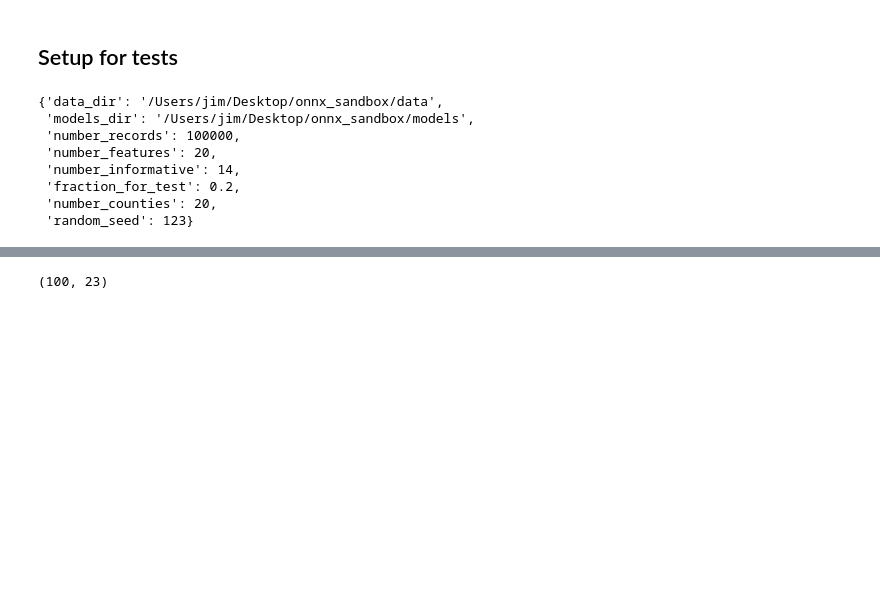
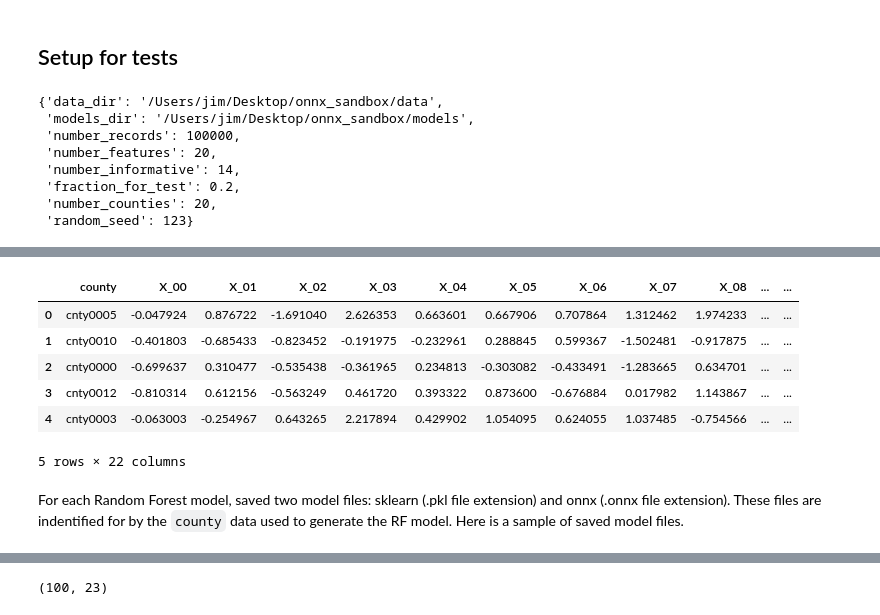
Before and after one commit to jimthompson5802/onnx_sandbox, a Jupyter notebook: testbed/score_records_test.ipynb, the cells around one changed output, grey strips where cells are left out. Saved outputs shown, nothing was run; the diff lists cells and outputs as text; code cells hidden in the pictures; blank space fills up the shorter version.

```diff
--- a/testbed/score_records_test.ipynb
+++ b/testbed/score_records_test.ipynb
@@ -51,0 +57,12 @@ os.makedirs(PERFORMANCE_DATA_DIR, exist_ok=True)
+# %%
+pd.read_parquet(os.path.join(TEST_DATA)).head()
+# %% [output]
+|  | county | X_00 | X_01 | X_02 | X_03 | X_04 | X_05 | X_06 | X_07 | X_08 | ... | ... |
+| 0 | cnty0005 | -0.047924 | 0.876722 | -1.691040 | 2.626353 | 0.663601 | 0.667906 | 0.707864 | 1.312462 | 1.974233 | ... | ... |
+| 1 | cnty0010 | -0.401803 | -0.685433 | -0.823452 | -0.191975 | -0.232961 | 0.288845 | 0.599367 | -1.502481 | -0.917875 | ... | ... |
+| 2 | cnty0000 | -0.699637 | 0.310477 | -0.535438 | -0.361965 | 0.234813 | -0.303082 | -0.433491 | -1.283665 | 0.634701 | ... | ... |
+| 3 | cnty0012 | -0.810314 | 0.612156 | -0.563249 | 0.461720 | 0.393322 | 0.873600 | -0.676884 | 0.017982 | 1.143867 | ... | ... |
+| 4 | cnty0003 | -0.063003 | -0.254967 | 0.643265 | 2.217894 | 0.429902 | 1.054095 | 0.624055 | 1.037485 | -0.754566 | ... | ... |
+5 rows × 22 columns
+# %% [markdown]
+For each Random Forest model, saved two model files: sklearn (.pkl file extension) and onnx (.onnx file extension).  These files are indentified for by the `county` data used to generate the RF model.  Here is a sample of saved model files.
```
Also changed, not shown: parts of 19 cells of this notebook.
